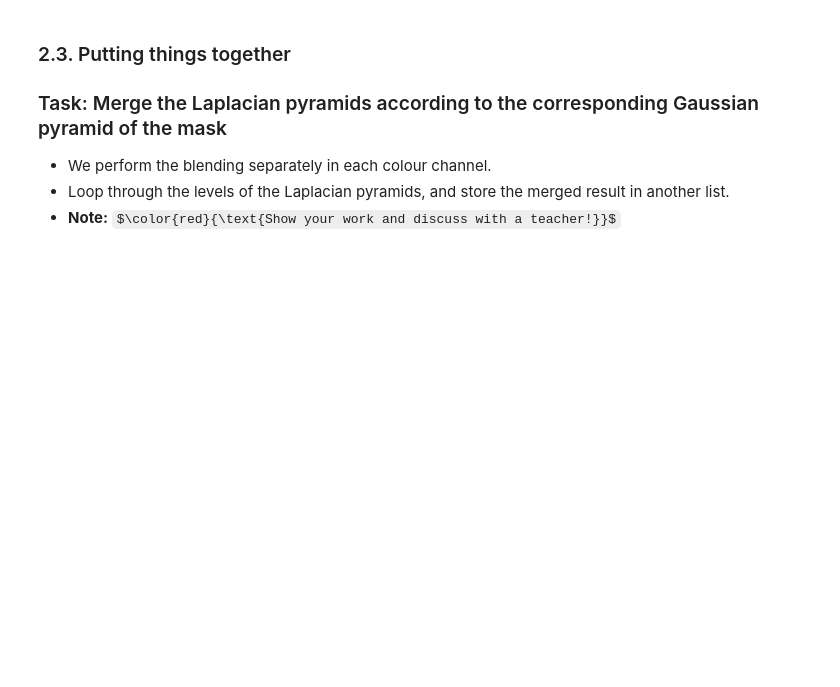
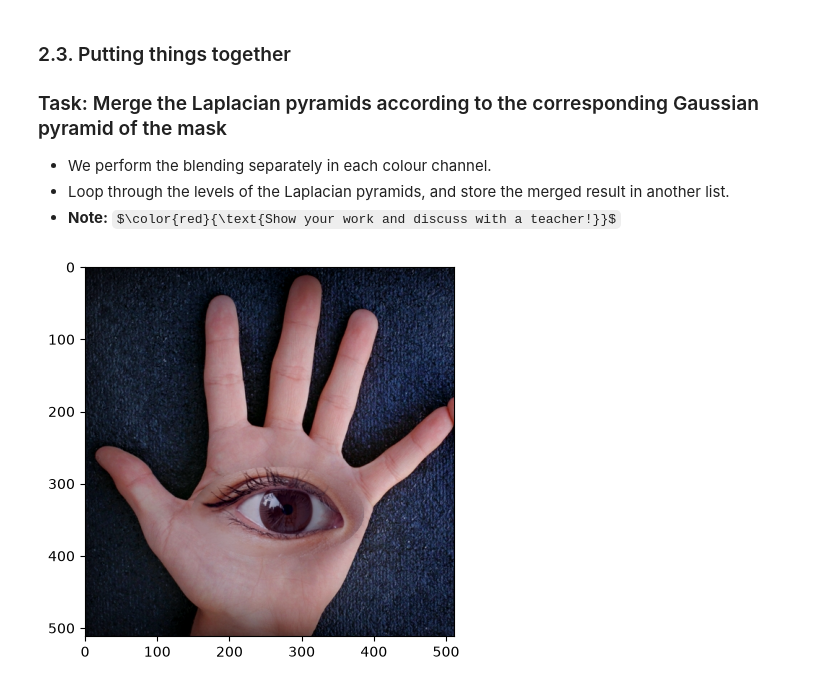
Before and after one commit to Aadak9/TSBB06, a Jupyter notebook: lab d/lab-d-work.ipynb, the cells around one changed output. Cells and saved outputs as stored; diff of their text form; code cells hidden in the pictures; some formulas as TeX source; blank space fills up the shorter version.

```diff
--- a/lab d/lab-d-work.ipynb
+++ b/lab d/lab-d-work.ipynb
@@ -287,25 +321,35 @@ plt.show()
 # %%
 # Load images and mask.
 A = plt.imread('hand.png')
 B = plt.imread('eye.png')
 M = plt.imread('mask3.png')
 
 # Allocate an array to hold the result.
 C = np.zeros(A.shape)
 
 # Compute Gaussian pyramd of the mask.
 (MG,_) = compute_image_pyramids(M)
 
 
 for j in range(3):
     # For each colour channel, create a blended pyramid,
     # and use that to reassemble the blended image.
     # YOUR CODE HERE
-    raise NotImplementedError()
+    AG, AL = compute_image_pyramids(A[:, :, j])
+    BG, BL = compute_image_pyramids(B[:, :, j])
+
+    CL = []
+    for k in range(len(AL)):
+        CL.append((1 - MG[k]) * AL[k] + MG[k] * BL[k])
+
+    CGlast = (1 - MG[-1]) * AG[-1] + MG[-1] * BG[-1]
+    C[:, :, j] = reassemble(CGlast, CL)
     # C[:,:,j] = ... ?
 
 C = np.clip(C,0,1)
 
 plt.figure()
 plt.imshow(C)
 plt.show()
+# %% [output]
+[figure, added]
```
Also changed, not shown: parts of 7 cells of this notebook.
